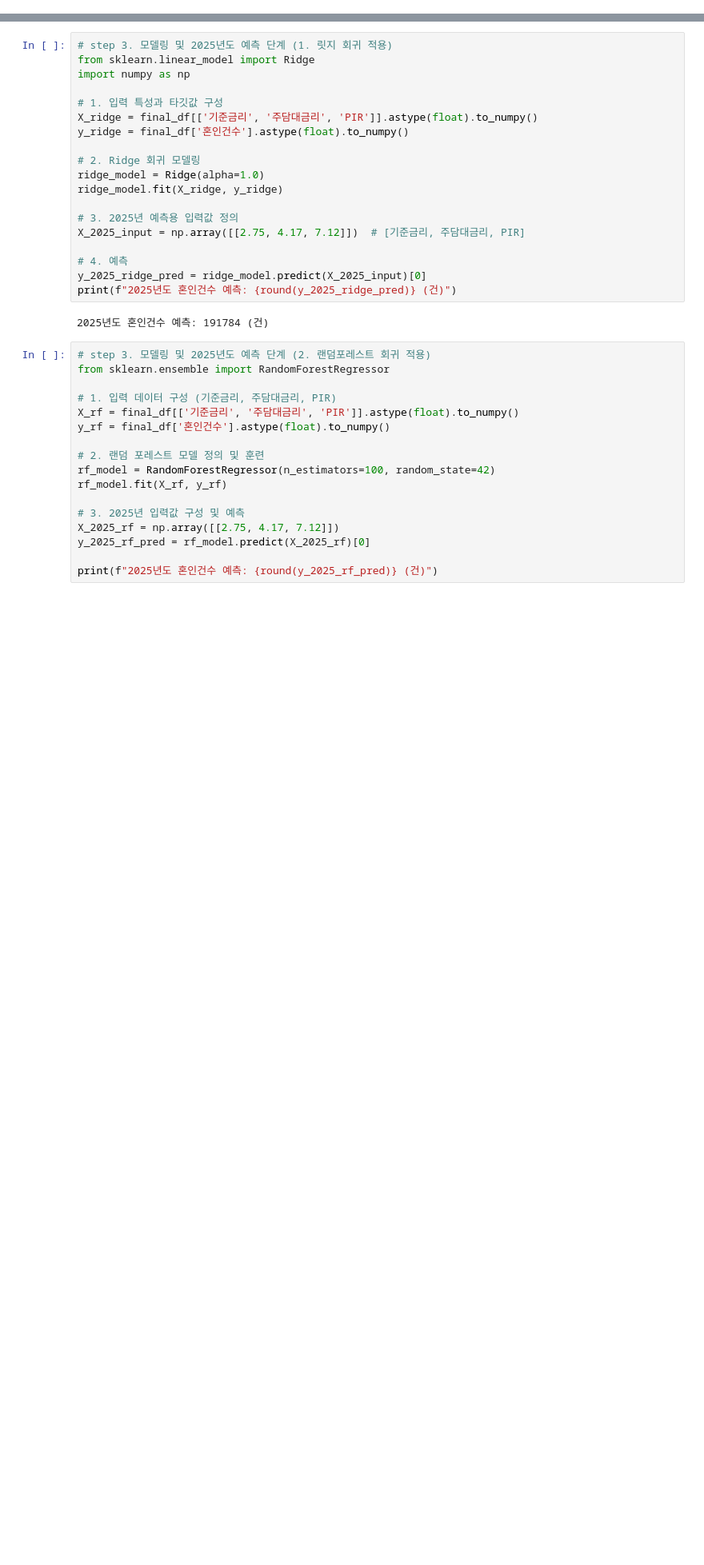
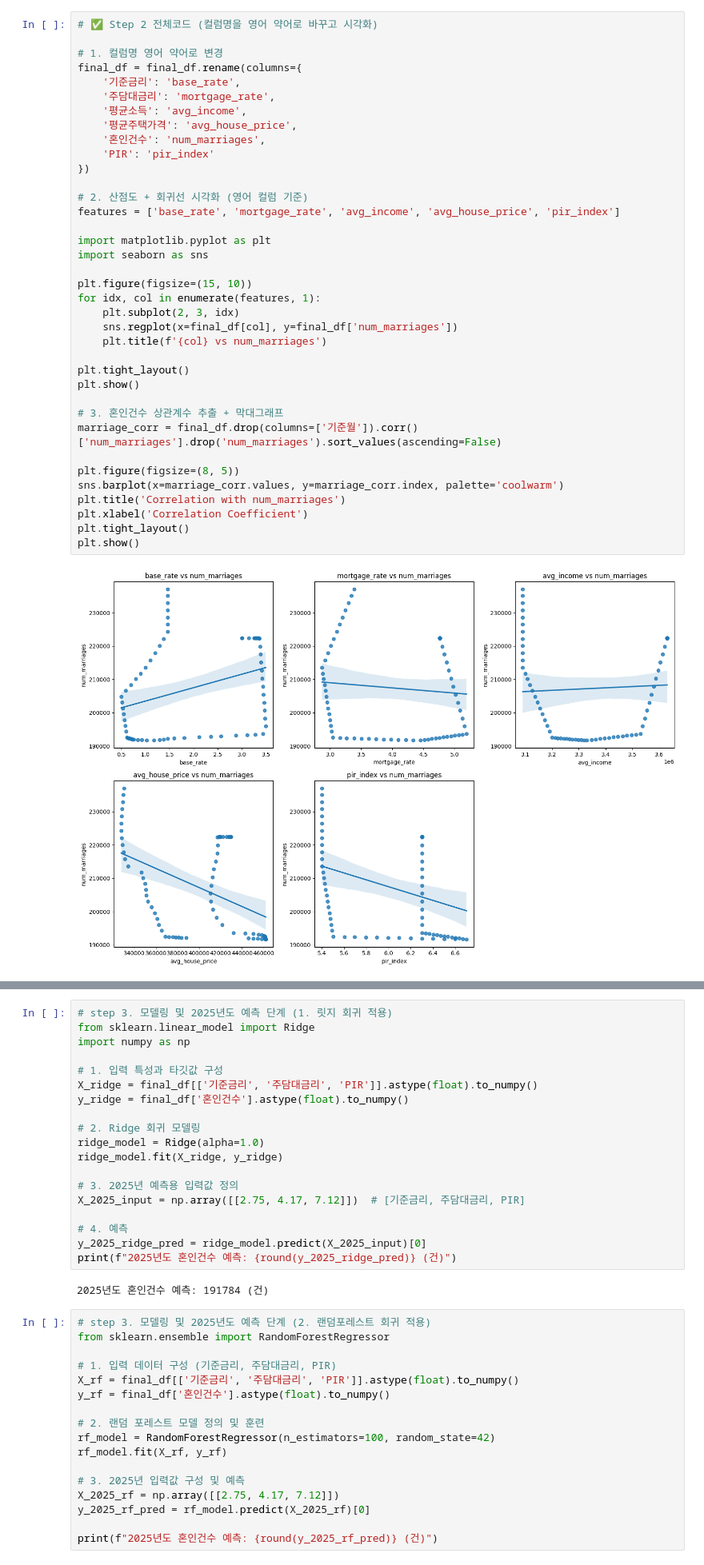
Before and after one commit to devCat404/python_projects, a Jupyter notebook: BD1.ipynb, the cells around one changed output, grey strips where cells are left out. Shown at 80% size. Saved outputs shown, nothing was run; the diff lists cells and outputs as text; blank space fills up the shorter version.

```diff
--- a/BD1.ipynb
+++ b/BD1.ipynb
@@ -176,0 +254,39 @@ plt.show()
+# %%
+# ✅ Step 2 전체코드 (컬럼명을 영어 약어로 바꾸고 시각화)
+
+# 1. 컬럼명 영어 약어로 변경
+final_df = final_df.rename(columns={
+    '기준금리': 'base_rate',
+    '주담대금리': 'mortgage_rate',
+    '평균소득': 'avg_income',
+    '평균주택가격': 'avg_house_price',
+    '혼인건수': 'num_marriages',
+    'PIR': 'pir_index'
+})
+
+# 2. 산점도 + 회귀선 시각화 (영어 컬럼 기준)
+features = ['base_rate', 'mortgage_rate', 'avg_income', 'avg_house_price', 'pir_index']
+
+import matplotlib.pyplot as plt
+import seaborn as sns
+
+plt.figure(figsize=(15, 10))
+for idx, col in enumerate(features, 1):
+    plt.subplot(2, 3, idx)
+    sns.regplot(x=final_df[col], y=final_df['num_marriages'])
+    plt.title(f'{col} vs num_marriages')
+
+plt.tight_layout()
+plt.show()
+
+# 3. 혼인건수 상관계수 추출 + 막대그래프
+marriage_corr = final_df.drop(columns=['기준월']).corr()['num_marriages'].drop('num_marriages').sort_values(ascending=False)
+
+plt.figure(figsize=(8, 5))
+sns.barplot(x=marriage_corr.values, y=marriage_corr.index, palette='coolwarm')
+plt.title('Correlation with num_marriages')
+plt.xlabel('Correlation Coefficient')
+plt.tight_layout()
+plt.show()
+# %% [output]
+[figure, added]
```
Also changed, not shown: parts of 6 cells of this notebook.
